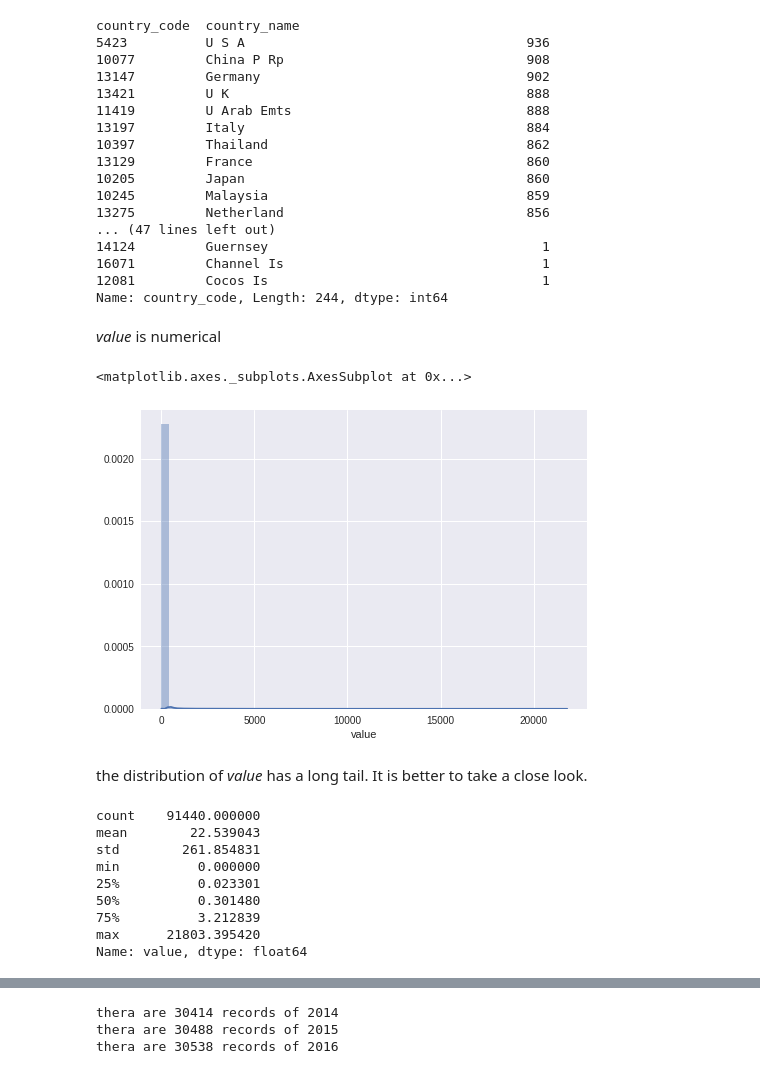
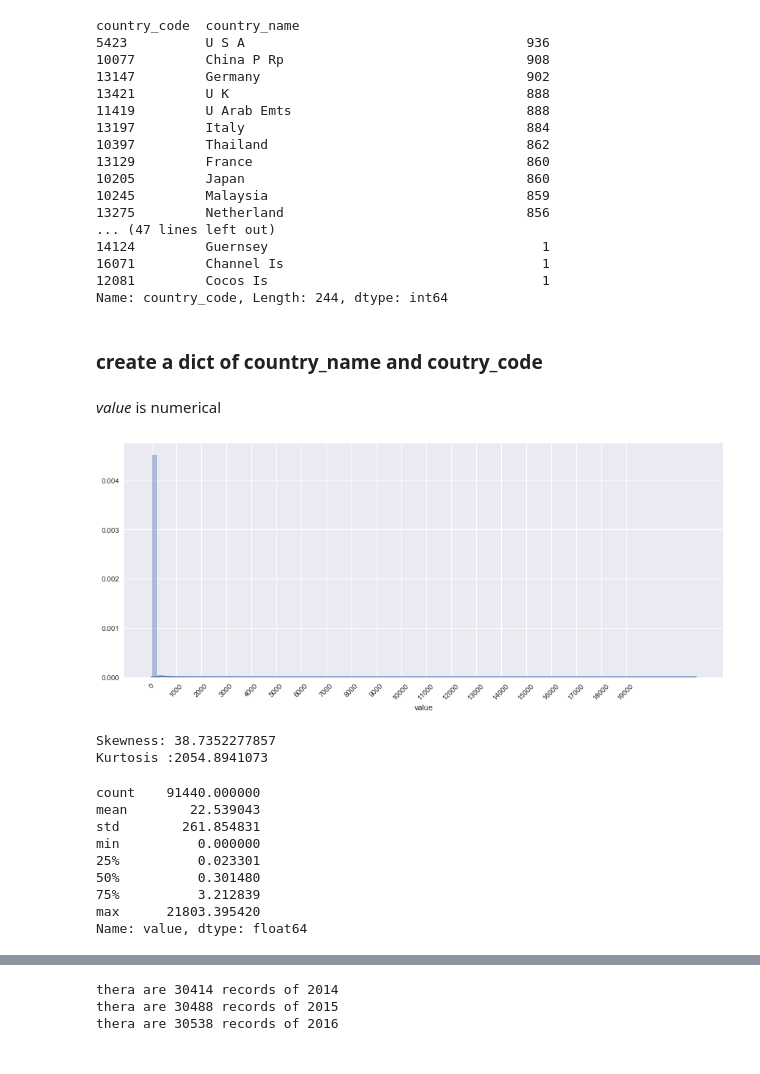
Before and after one commit to liam-august-h/for_kaggle, a Jupyter notebook: Import_and_Export_by_India_from_2014_to_2017/practice.ipynb, the cells around one changed output, grey strips where cells are left out. Drawn from its saved outputs; the diff is of its cells as text; code cells hidden in the pictures.

```diff
--- a/Import_and_Export_by_India_from_2014_to_2017/practice.ipynb
+++ b/Import_and_Export_by_India_from_2014_to_2017/practice.ipynb
@@ -223,3 +287,5 @@ country_code  country_name
 16071         Channel Is                                 1
 12081         Cocos Is                                   1
 Name: country_code, Length: 244, dtype: int64
+# %% [markdown]
+### create a dict of country_name and coutry_code
@@ -227,20 +296,25 @@ Name: country_code, Length: 244, dtype: int64
 *value* is numerical
+# %%
+plt.subplots(figsize = (15, 6))
+sns.distplot(data['value'], bins=100)
+plt.xticks(np.arange(0, 20000, 1000), rotation=45);
+# %% [output]
+[figure, added]
+# %%
+print "Skewness: " + str(data['value'].skew())
+print "Kurtosis :" + str(data['value'].kurt())
+# %% [output]
+Skewness: 38.7352277857
+Kurtosis :2054.8941073
 # %%
-sns.distplot(data['value'])
+print data['value'].describe()
 # %% [output]
-<matplotlib.axes._subplots.AxesSubplot at 0x...>
+count    91440.000000
+mean        22.539043
+std        261.854831
+min          0.000000
+25%          0.023301
+50%          0.301480
+75%          3.212839
+max      21803.395420
+Name: value, dtype: float64
-[figure, removed]
-# %% [markdown]
-the distribution of *value* has a long tail. It is better to take a close look.
-# %%
-data['value'].describe()
-# %% [output]
-count    91440.000000
-mean        22.539043
-std        261.854831
-min          0.000000
-25%          0.023301
-50%          0.301480
-75%          3.212839
-max      21803.395420
-Name: value, dtype: float64
```
Also changed, not shown: parts of 78 cells of this notebook.
